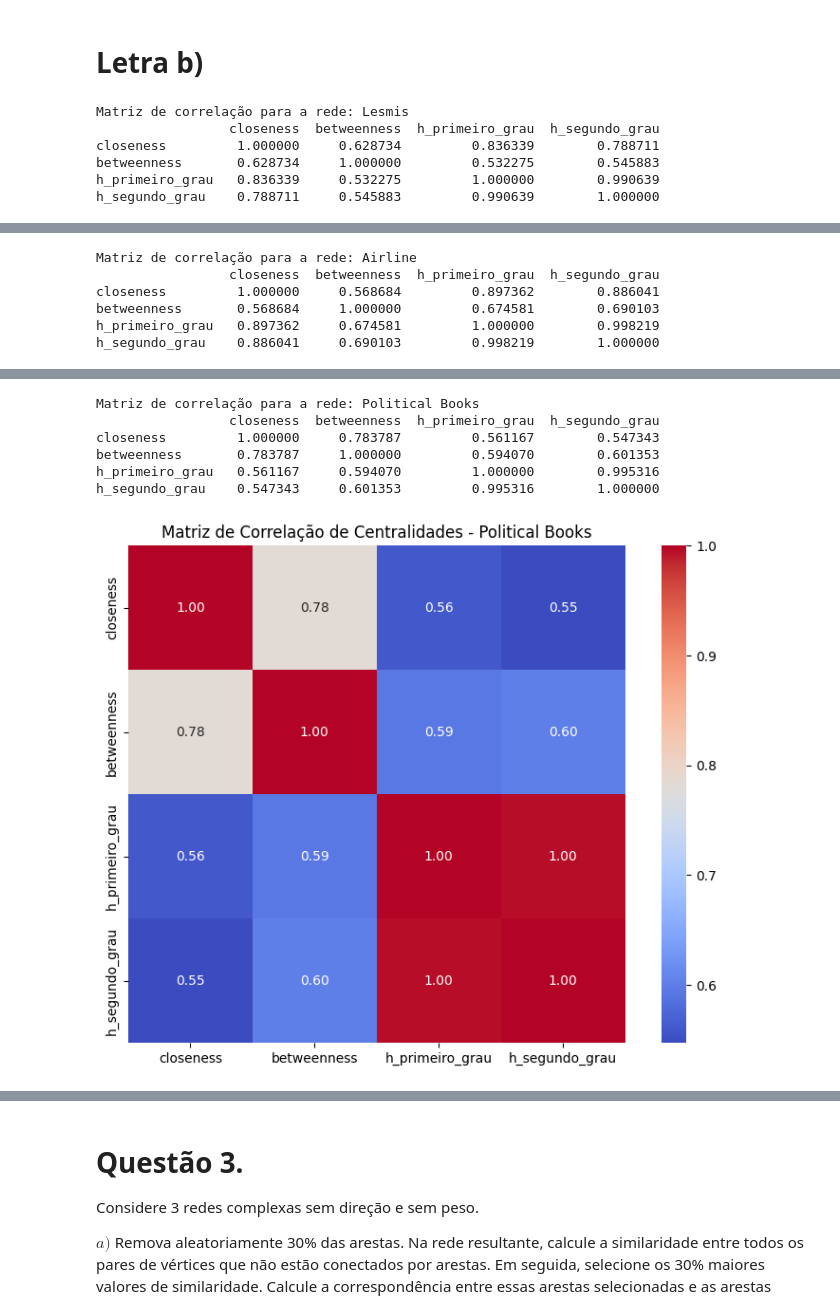
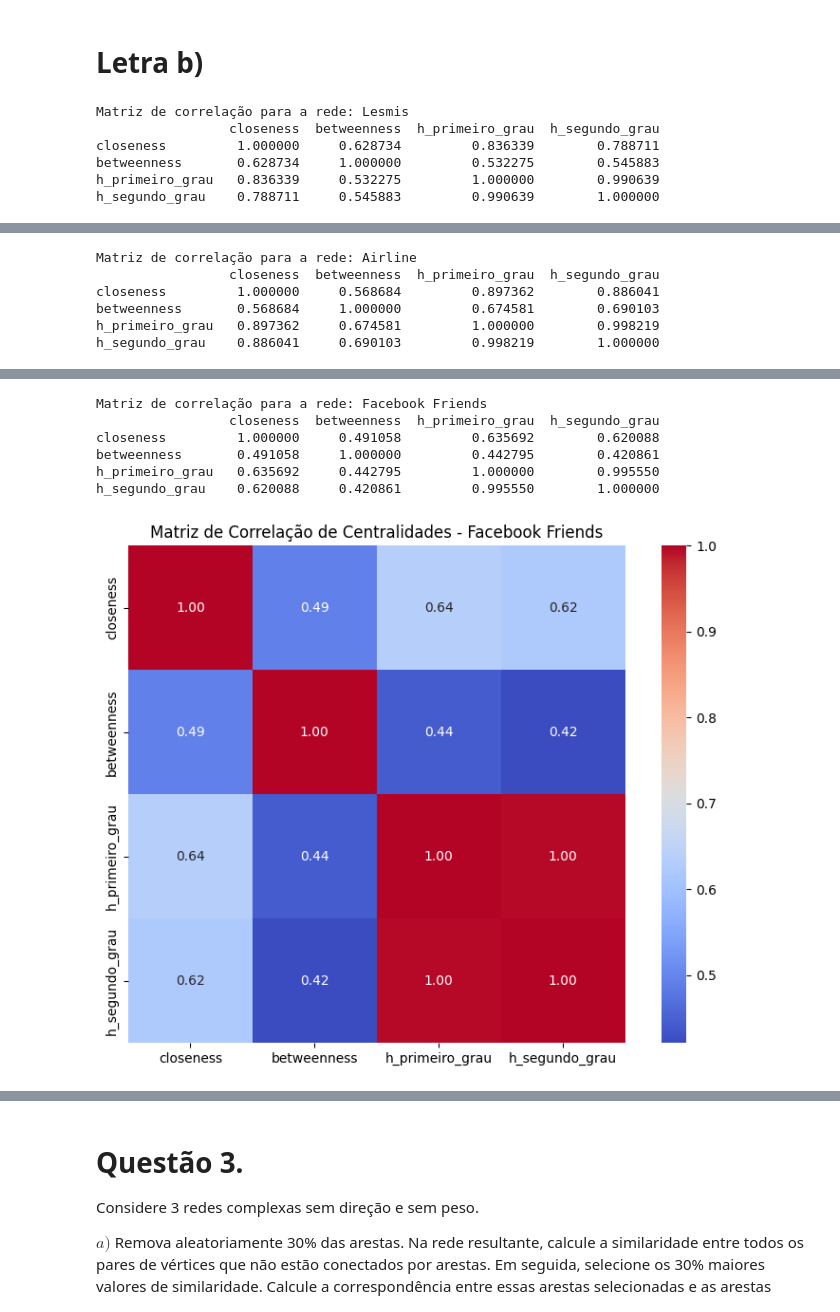
Before and after one commit to VictorFrancheto/logistic-regression, a Jupyter notebook: Prova_1.ipynb, the cells around one changed output, grey strips where cells are left out. Saved outputs shown, nothing was run; the diff lists cells and outputs as text; code cells hidden in the pictures.

```diff
--- a/Prova_1.ipynb
+++ b/Prova_1.ipynb
@@ -656,11 +656,11 @@ fig, axs = plt.subplots(ncols=3, figsize=(15, 5))  # 3 colunas para os subplots
 #G_facebook = process_graph('facebook_friends', directed=False)
 G_lesmis = process_graph('lesmis', directed=False)
 G_air = process_graph('eu_airlines', directed=False)
-G_polbooks = process_graph('polbooks', directed=False)
+G_facebook = process_graph('facebook_friends', directed=False)
 
 plot_graph(G_facebook, axs[0], "Lesmis")
 plot_graph(G_jazz, axs[1], "Airline")
-plot_graph(G_polbooks, axs[2], "Political Books")
+plot_graph(G_facebook, axs[2], "Facebook Friends")
 
 # Mostrar o gráfico
 plt.tight_layout()  # Ajustar espaçamento entre os subplots
@@ -756,7 +756,7 @@ def calculate_centralities(G):
 # Exemplo de uso
 centralities_lesmis = calculate_centralities(G_lesmis)
 centralities_air = calculate_centralities(G_air)
-centralities_polbooks = calculate_centralities(G_polbooks)
+centralities_facebook = calculate_centralities(G_facebook)
 # %%
 def scatter_plot_centralities(centralities, network_name, save_as_jpg=False, filename='scatter_plot.jpg'):
     """
@@ -842,37 +842,37 @@ def calculate_correlation(centralities, network_name):
     # Mostrar a matriz de correlação
     print(f"\nMatriz de correlação para a rede: {network_name}")
     print(correlation_matrix)
 
     # Gerar um heatmap para visualizar a correlação
     plt.figure(figsize=(8, 6))
     sns.heatmap(correlation_matrix, annot=True, cmap='coolwarm', fmt='.2f', cbar=True, square=True)
     plt.title(f'Matriz de Correlação de Centralidades - {network_name}')
     plt.tight_layout()
     plt.show()
 
 # Exemplo de uso para calcular e mostrar as correlações para cada rede
 calculate_correlation(centralities_lesmis, "Lesmis")
 calculate_correlation(centralities_air, "Airline")
-calculate_correlation(centralities_polbooks, "Political Books")
+calculate_correlation(centralities_facebook, "Facebook Friends")
 # %% [output]
 Matriz de correlação para a rede: Lesmis
                  closeness  betweenness  h_primeiro_grau  h_segundo_grau
 closeness         1.000000     0.628734         0.836339        0.788711
 betweenness       0.628734     1.000000         0.532275        0.545883
 h_primeiro_grau   0.836339     0.532275         1.000000        0.990639
 h_segundo_grau    0.788711     0.545883         0.990639        1.000000
 [figure]
 Matriz de correlação para a rede: Airline
                  closeness  betweenness  h_primeiro_grau  h_segundo_grau
 closeness         1.000000     0.568684         0.897362        0.886041
 betweenness       0.568684     1.000000         0.674581        0.690103
 h_primeiro_grau   0.897362     0.674581         1.000000        0.998219
 h_segundo_grau    0.886041     0.690103         0.998219        1.000000
 [figure]
-Matriz de correlação para a rede: Political Books
+Matriz de correlação para a rede: Facebook Friends
                  closeness  betweenness  h_primeiro_grau  h_segundo_grau
-closeness         1.000000     0.783787         0.561167        0.547343
-betweenness       0.783787     1.000000         0.594070        0.601353
-h_primeiro_grau   0.561167     0.594070         1.000000        0.995316
-h_segundo_grau    0.547343     0.601353         0.995316        1.000000
+closeness         1.000000     0.491058         0.635692        0.620088
+betweenness       0.491058     1.000000         0.442795        0.420861
+h_primeiro_grau   0.635692     0.442795         1.000000        0.995550
+h_segundo_grau    0.620088     0.420861         0.995550        1.000000
-[figure, old version]
+[figure, new version]
```
Also changed, not shown: parts of 4 cells of this notebook.
